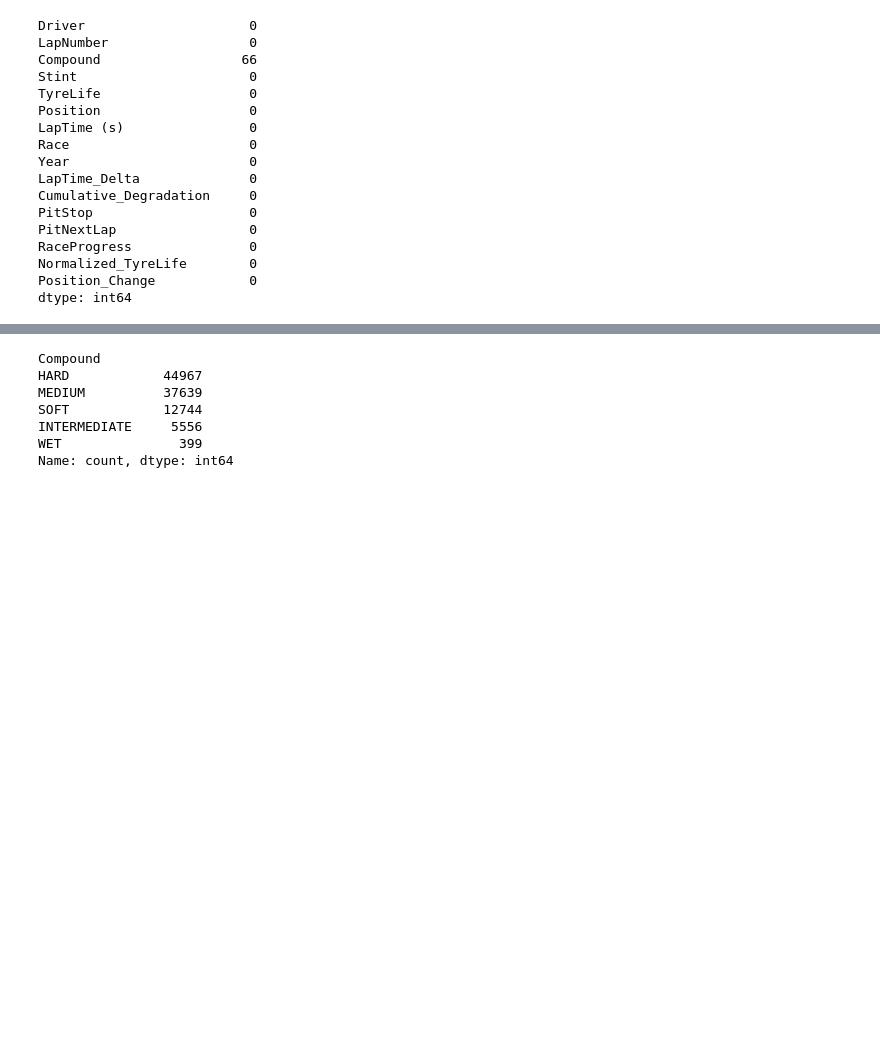
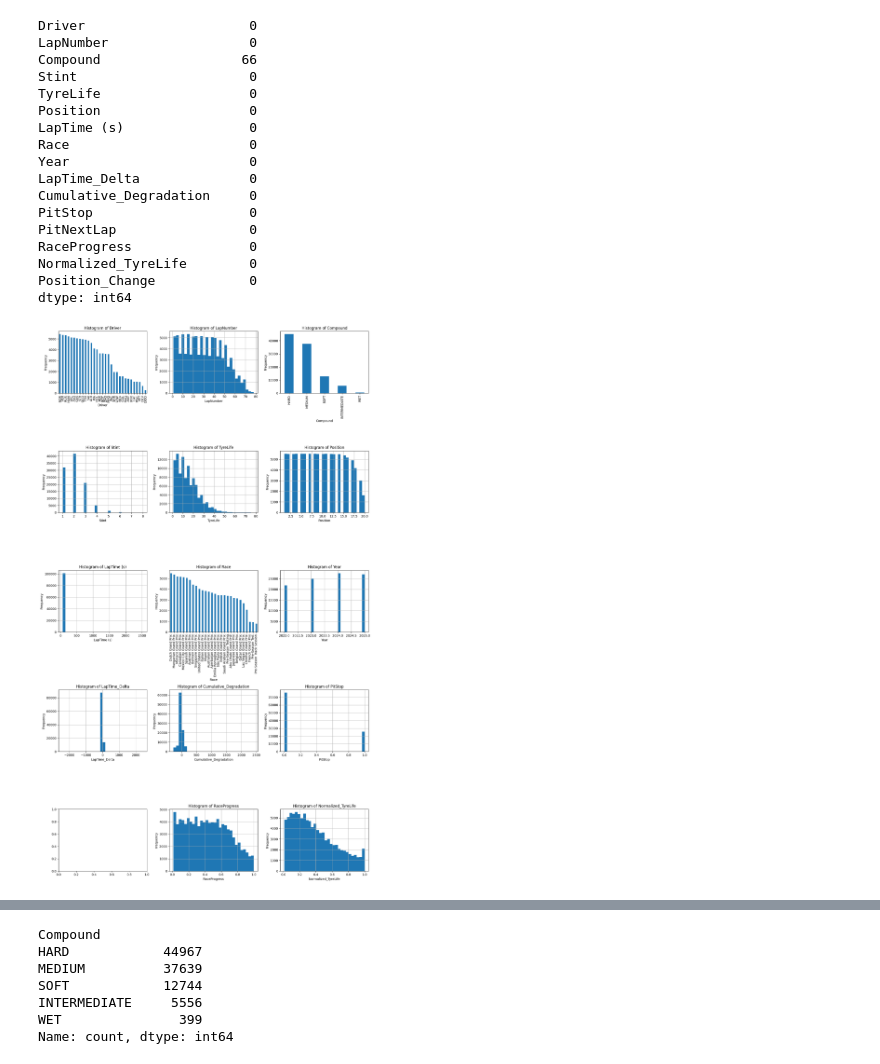
Before and after one commit to mortonki/F1-Strategy-Dataset, a Jupyter notebook: strategy.ipynb, the cells around one changed output, grey strips where cells are left out. Drawn from its saved outputs; the diff is of its cells as text; code cells hidden in the pictures; blank space fills up the shorter version.

```diff
--- a/strategy.ipynb
+++ b/strategy.ipynb
@@ -42,6 +43,11 @@ Data columns (total 16 columns):
  15  Position_Change         101371 non-null  float64
 dtypes: float64(7), int64(6), object(3)
 memory usage: 12.4+ MB
+# %%
+# Convert 'int64' columns to 'int32' to save memory
+int64_cols = df.select_dtypes(include=['int64']).columns
+for col in int64_cols:
+    df[col] = df[col].astype('int32')
 # %%
 # Statistical summary of the dataset
 df.describe()
@@ -76,3 +82,29 @@ RaceProgress               0
 Normalized_TyreLife        0
 Position_Change            0
 dtype: int64
+# %%
+# Create a grid of univariate distribution plots for each feature
+n_features = len(df.columns) - 1  # Exclude the target column
+n_cols = 3
+n_rows = (n_features + n_cols - 1) // n_cols
+
+fig, axes = plt.subplots(n_rows, n_cols, figsize=(15, 5 * n_rows))
+axes = np.array(axes).ravel()
+
+for idx, feature in enumerate(df.columns):
+    if feature == 'PitNextLap':
+        continue
+    if idx >= len(axes):
+        break
+    if pd.api.types.is_numeric_dtype(df[feature]):
+        df[feature].hist(bins=30, ax=axes[idx])
+    else:
+        df[feature].value_counts().plot(kind='bar', ax=axes[idx])
+    axes[idx].set_title(f'Histogram of {feature}')
+    axes[idx].set_xlabel(feature)
+    axes[idx].set_ylabel('Frequency')
+
+plt.tight_layout()
+plt.show()
+# %% [output]
+[figure, added]
```
Also changed, not shown: parts of 9 cells of this notebook, 2 other files.
